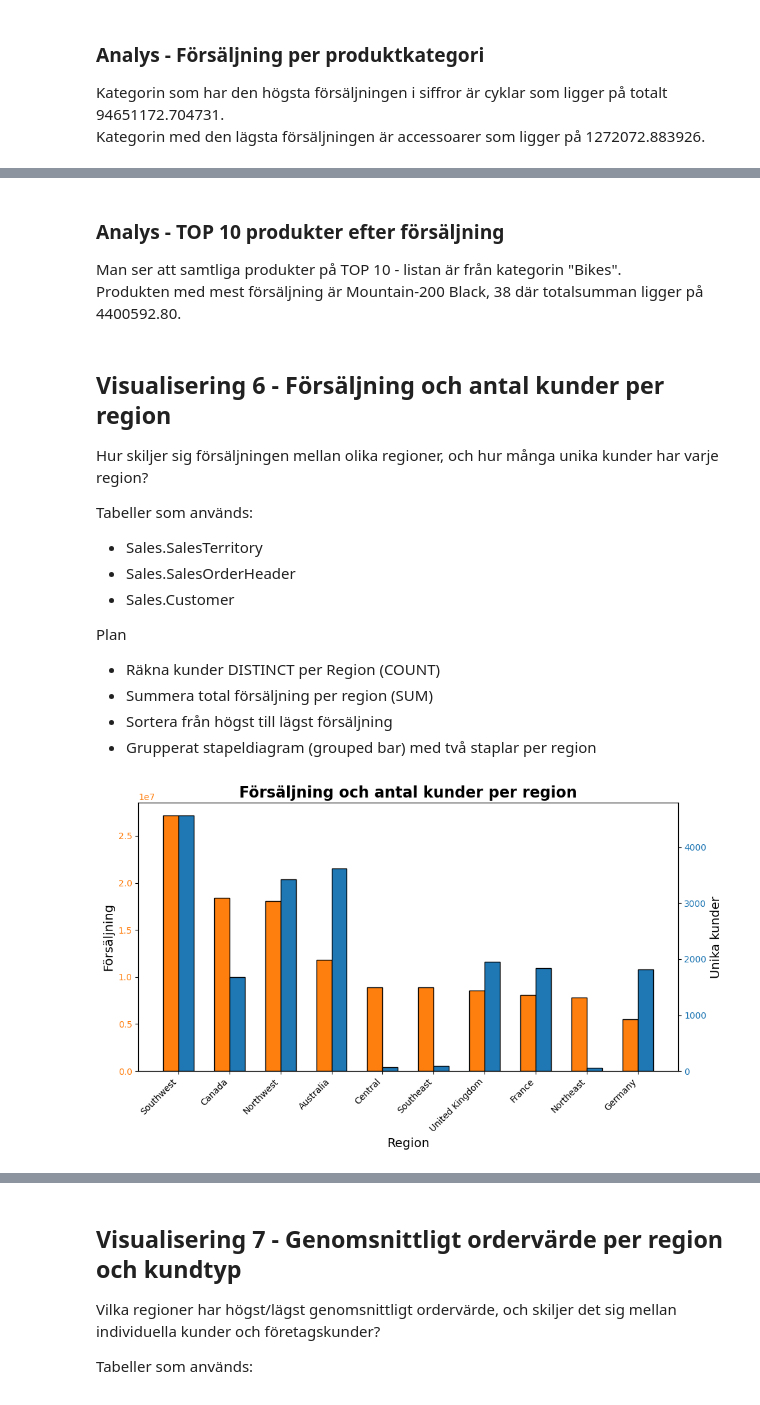
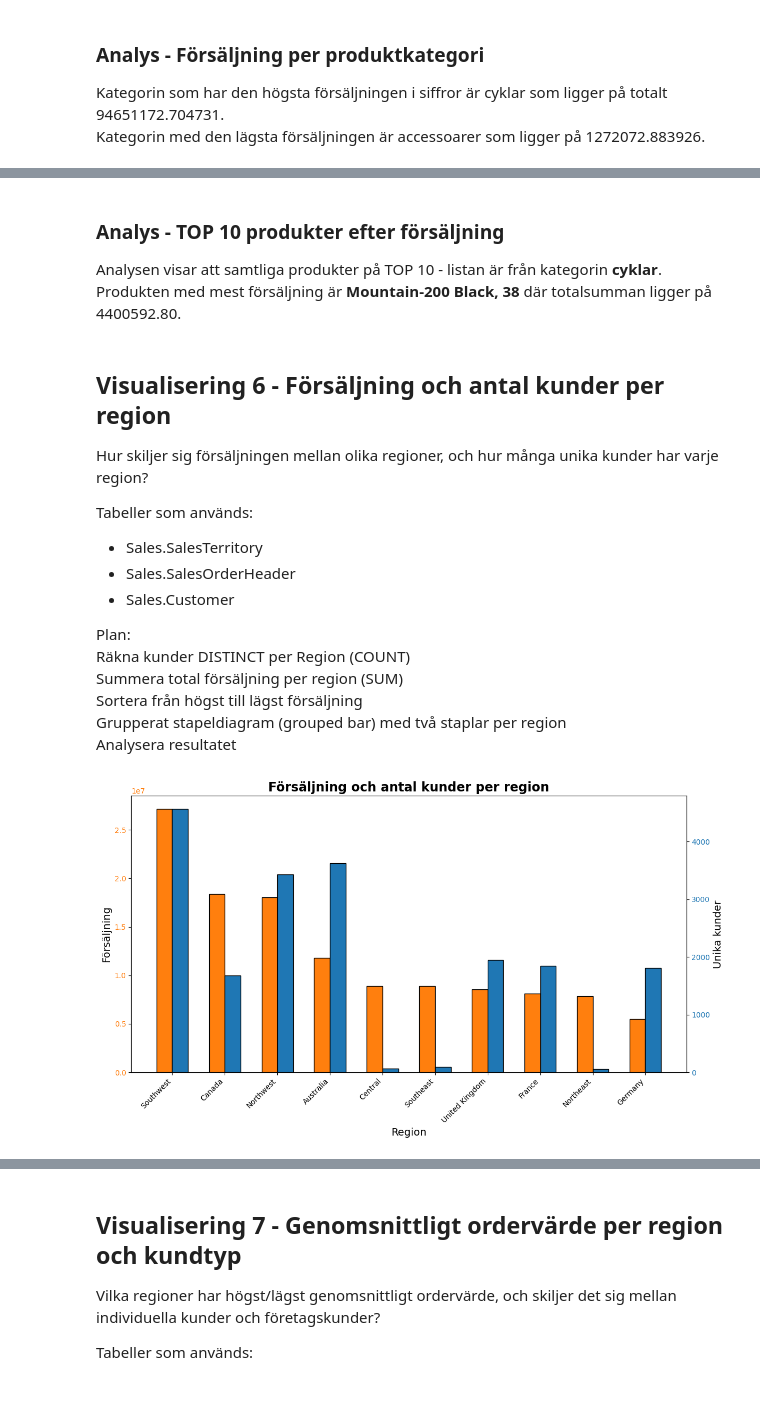
Before and after one commit to MagdalenaPersson/adventureworks-analys, a Jupyter notebook: notebooks/analys.ipynb, the cells around one changed output, grey strips where cells are left out. Saved outputs shown, nothing was run; the diff lists cells and outputs as text; code cells hidden in the pictures.

```diff
--- a/notebooks/analys.ipynb
+++ b/notebooks/analys.ipynb
@@ -314,8 +318,8 @@ plt.show()
 # %% [markdown]
 ### Analys - TOP 10 produkter efter försäljning
 
-Man ser att samtliga produkter på TOP 10 - listan är från kategorin "Bikes".
-Produkten med mest försäljning är Mountain-200 Black, 38 där totalsumman ligger på 4400592.80.
+Analysen visar att samtliga produkter på TOP 10 - listan är från kategorin **cyklar**.
+Produkten med mest försäljning är **Mountain-200 Black, 38** där totalsumman ligger på 4400592.80.
 # %% [markdown]
 ## Visualisering 6 - Försäljning och antal kunder per region
 Hur skiljer sig försäljningen mellan olika regioner, och hur många unika kunder har varje region?
@@ -326,11 +330,12 @@ Tabeller som används:
 - Sales.SalesOrderHeader
 - Sales.Customer
 
-Plan
-- Räkna kunder DISTINCT per Region (COUNT)
-- Summera total försäljning per region (SUM)
-- Sortera från högst till lägst försäljning
-- Grupperat stapeldiagram (grouped bar) med två staplar per region
+Plan:
+Räkna kunder DISTINCT per Region (COUNT)
+Summera total försäljning per region (SUM)
+Sortera från högst till lägst försäljning
+Grupperat stapeldiagram (grouped bar) med två staplar per region
+Analysera resultatet
 # %%
 query_vis6 = """
 SELECT
@@ -340,35 +345,35 @@ SELECT
 FROM Sales.SalesTerritory st
 INNER JOIN Sales.SalesOrderHeader soh ON st.TerritoryID = soh.TerritoryID
 INNER JOIN Sales.Customer c ON soh.CustomerID = c.CustomerID
 GROUP BY st.Name
 ORDER BY TotalSales DESC
 """
 
 df_vis6 = query_df(query_vis6)
 
 idx = np.arange(len(df_vis6["Region"]))
 width = 0.3
 
-fig, ax1 = plt.subplots(figsize=(10,6))
+fig, ax1 = plt.subplots(figsize=(12,7))
 ax2 = ax1.twinx()
 
 bar_regions = ax1.bar(idx - width/2, df_vis6["TotalSales"], width, label="Försäljning", color="tab:orange", edgecolor="black")
 bar_customers = ax2.bar(idx + width/2, df_vis6["Customers"], width, label="Unika kunder", color="tab:blue", edgecolor="black")
 
 
 ax1.set_title("Försäljning och antal kunder per region", fontsize=17, fontweight="bold")
 ax1.set_xlabel("Region", fontsize=14)
 ax1.set_ylabel("Försäljning", fontsize=14)
 ax2.set_ylabel("Unika kunder", fontsize=14)
 ax1.set_xticks(idx)
 ax1.set_xticklabels(df_vis6["Region"], rotation=45, ha="right")
 ax1.tick_params(axis="y", labelcolor="tab:orange")
 ax2.tick_params(axis="y", labelcolor="tab:blue")
 
 plt.tight_layout()
 plt.show()
 # %% [output]
-[figure, old version]
+[figure, new version]
 # %% [markdown]
 ### Analys - Försäljning och antal kunder per region
 
```
Also changed, not shown: parts of 22 cells of this notebook.
